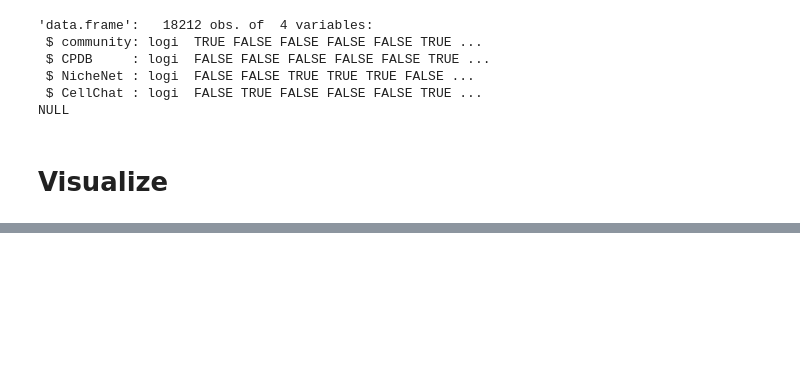
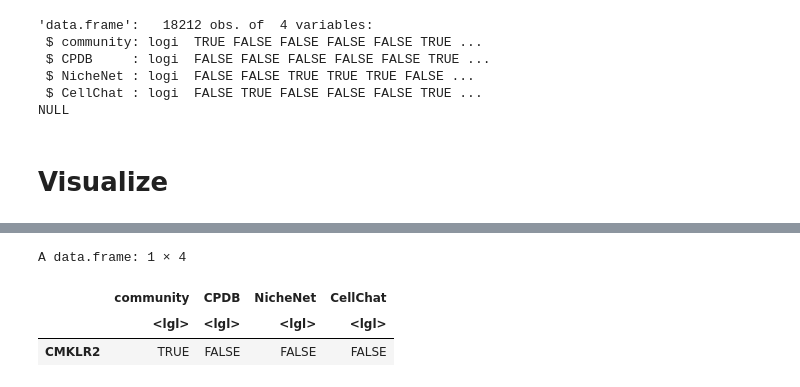
Before and after one commit to colomemaria/community-paper, a Jupyter notebook: src/method_comparison/compare_databases/compare_results/compare_DB.ipynb, the cells around one changed output, grey strips where cells are left out. Saved outputs shown, nothing was run; the diff lists cells and outputs as text; code cells hidden in the pictures; blank space fills up the shorter version.

```diff
--- a/src/method_comparison/compare_databases/compare_results/compare_DB.ipynb
+++ b/src/method_comparison/compare_databases/compare_results/compare_DB.ipynb
@@ -123 +161,8 @@ plot_euler(pairs_curated)
+# %%
+genes_curated_predicted[rownames(genes_curated_predicted)=="CMKLR2",]
+# %% [output]
+A data.frame: 1 × 4
+|  | community | CPDB | NicheNet | CellChat |
+|  | <lgl> | <lgl> | <lgl> | <lgl> |
+| CMKLR2 | TRUE | FALSE | FALSE | FALSE |
 # %%
```
Also changed, not shown: parts of 17 cells of this notebook, 8 other files.
